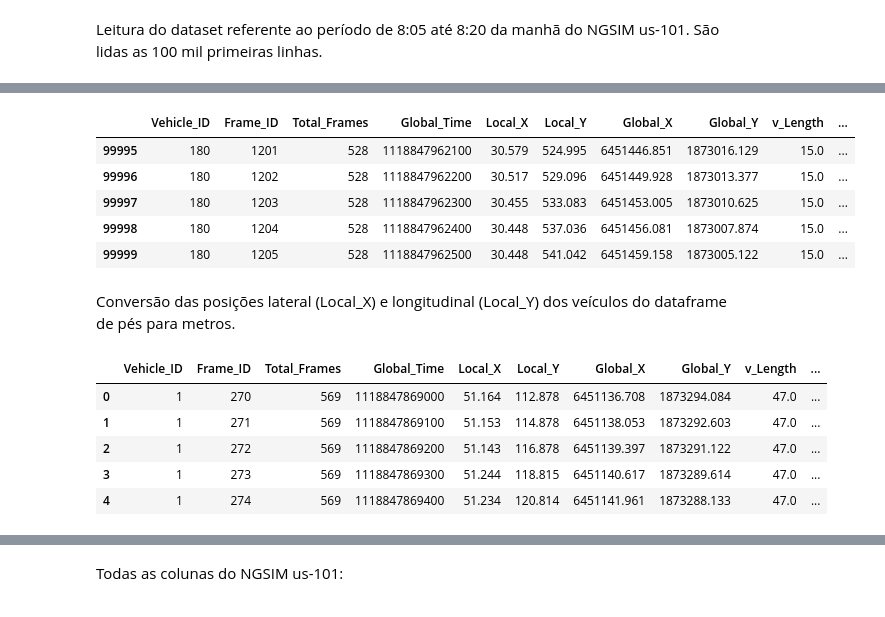
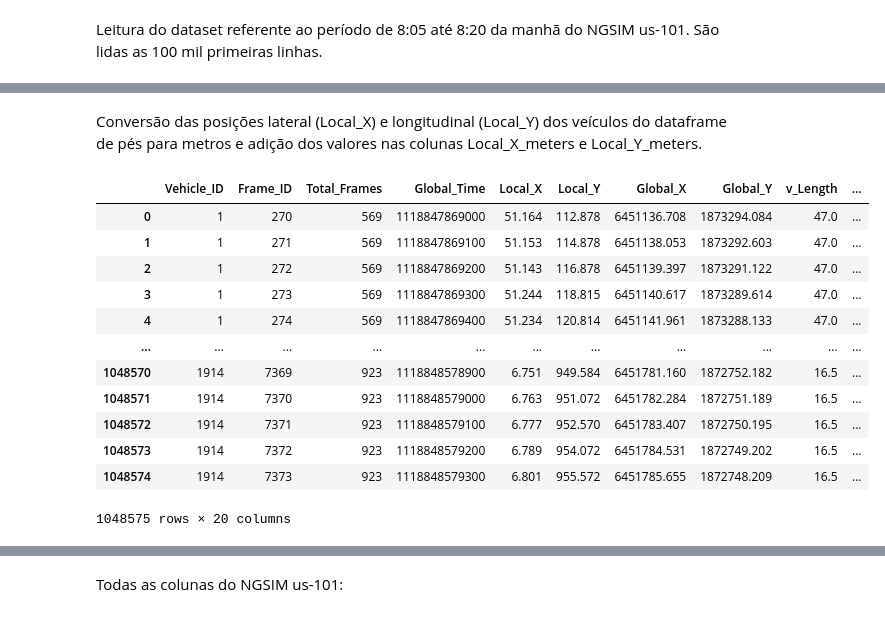
Before and after one commit to FilipeKN4/trajectory_prediction, a Jupyter notebook: lstm_trajectory_prediction.ipynb, the cells around one changed output, grey strips where cells are left out. Drawn from its saved outputs; the diff is of its cells as text; code cells hidden in the pictures.

Commit message:
Revisão do pré processamento na busca e geração de dataframes dos veículos ao redor.

```diff
--- a/lstm_trajectory_prediction.ipynb
+++ b/lstm_trajectory_prediction.ipynb
@@ -27,8 +28,14 @@ import math
 # %% [markdown]
 Leitura do dataset referente ao período de 8:05 até 8:20 da manhã do NGSIM us-101. São lidas as 100 mil primeiras linhas.
 # %%
+%%time
 #Leitura dos 100 mil primeiros registros do conjunto de dados
 
-#df = pd.read_csv('NGSIM.csv', nrows=100000)
-#df = pd.read_csv('us-101-vehicle-trajectory-data/vehicle-trajectory-data/0750am-0805am/trajectories-0750am-0805am.csv', nrows=100000)
-df = pd.read_csv('us-101-vehicle-trajectory-data/vehicle-trajectory-data/0805am-0820am/trajectories-0805am-0820am.csv', nrows=100000)
+# df1 = pd.read_csv('us-101-vehicle-trajectory-data/vehicle-trajectory-data/0750am-0805am/trajectories-0750am-0805am.csv', nrows=100000)
+# df2 = pd.read_csv('us-101-vehicle-trajectory-data/vehicle-trajectory-data/0805am-0820am/trajectories-0805am-0820am.csv', nrows=100000)
+#df1 = pd.read_csv('us-101-vehicle-trajectory-data/vehicle-trajectory-data/0750am-0805am/trajectories-0750am-0805am.csv')
+df = pd.read_csv('us-101-vehicle-trajectory-data/vehicle-trajectory-data/0805am-0820am/trajectories-0805am-0820am.csv')
+#df = pd.read_csv('us-101-vehicle-trajectory-data/vehicle-trajectory-data/0820am-0835am/trajectories-0820am-0835am.csv')
+
+# df = pd.concat([df1, df2, df3])
+# df = df.reset_index(drop=True)
@@ -44,11 +61,20 @@ df.head()
+# %% [markdown]
+Conversão das posições lateral (Local_X) e longitudinal (Local_Y) dos veículos do dataframe de pés para metros e adição dos valores nas colunas Local_X_meters e Local_Y_meters.
+# %%
+df = pp.add_positions_in_meters(df)
 # %%
-df.tail()
+df
 # %% [output]
 |  | Vehicle_ID | Frame_ID | Total_Frames | Global_Time | Local_X | Local_Y | Global_X | Global_Y | v_Length | ... |
-| 99995 | 180 | 1201 | 528 | 1118847962100 | 30.579 | 524.995 | 6451446.851 | 1873016.129 | 15.0 | ... |
-| 99996 | 180 | 1202 | 528 | 1118847962200 | 30.517 | 529.096 | 6451449.928 | 1873013.377 | 15.0 | ... |
-| 99997 | 180 | 1203 | 528 | 1118847962300 | 30.455 | 533.083 | 6451453.005 | 1873010.625 | 15.0 | ... |
-| 99998 | 180 | 1204 | 528 | 1118847962400 | 30.448 | 537.036 | 6451456.081 | 1873007.874 | 15.0 | ... |
-| 99999 | 180 | 1205 | 528 | 1118847962500 | 30.448 | 541.042 | 6451459.158 | 1873005.122 | 15.0 | ... |
+| 0 | 1 | 270 | 569 | 1118847869000 | 51.164 | 112.878 | 6451136.708 | 1873294.084 | 47.0 | ... |
+| 1 | 1 | 271 | 569 | 1118847869100 | 51.153 | 114.878 | 6451138.053 | 1873292.603 | 47.0 | ... |
+| 2 | 1 | 272 | 569 | 1118847869200 | 51.143 | 116.878 | 6451139.397 | 1873291.122 | 47.0 | ... |
+| 3 | 1 | 273 | 569 | 1118847869300 | 51.244 | 118.815 | 6451140.617 | 1873289.614 | 47.0 | ... |
+| 4 | 1 | 274 | 569 | 1118847869400 | 51.234 | 120.814 | 6451141.961 | 1873288.133 | 47.0 | ... |
+| ... | ... | ... | ... | ... | ... | ... | ... | ... | ... | ... |
+| 1048570 | 1914 | 7369 | 923 | 1118848578900 | 6.751 | 949.584 | 6451781.160 | 1872752.182 | 16.5 | ... |
+| 1048571 | 1914 | 7370 | 923 | 1118848579000 | 6.763 | 951.072 | 6451782.284 | 1872751.189 | 16.5 | ... |
+| 1048572 | 1914 | 7371 | 923 | 1118848579100 | 6.777 | 952.570 | 6451783.407 | 1872750.195 | 16.5 | ... |
+| 1048573 | 1914 | 7372 | 923 | 1118848579200 | 6.789 | 954.072 | 6451784.531 | 1872749.202 | 16.5 | ... |
+| 1048574 | 1914 | 7373 | 923 | 1118848579300 | 6.801 | 955.572 | 6451785.655 | 1872748.209 | 16.5 | ... |
+1048575 rows × 20 columns
-# %% [markdown]
-Conversão das posições lateral (Local_X) e longitudinal (Local_Y) dos veículos do dataframe de pés para metros.
@@ -67,9 +80,0 @@ df['Local_Y_meters'] = pd.Series(local_y, index=df.index)
-# %%
-df.head()
-# %% [output]
-|  | Vehicle_ID | Frame_ID | Total_Frames | Global_Time | Local_X | Local_Y | Global_X | Global_Y | v_Length | ... |
-| 0 | 1 | 270 | 569 | 1118847869000 | 51.164 | 112.878 | 6451136.708 | 1873294.084 | 47.0 | ... |
-| 1 | 1 | 271 | 569 | 1118847869100 | 51.153 | 114.878 | 6451138.053 | 1873292.603 | 47.0 | ... |
-| 2 | 1 | 272 | 569 | 1118847869200 | 51.143 | 116.878 | 6451139.397 | 1873291.122 | 47.0 | ... |
-| 3 | 1 | 273 | 569 | 1118847869300 | 51.244 | 118.815 | 6451140.617 | 1873289.614 | 47.0 | ... |
-| 4 | 1 | 274 | 569 | 1118847869400 | 51.234 | 120.814 | 6451141.961 | 1873288.133 | 47.0 | ... |
```
Also changed, not shown: parts of 125 cells of this notebook, 3 other files.
